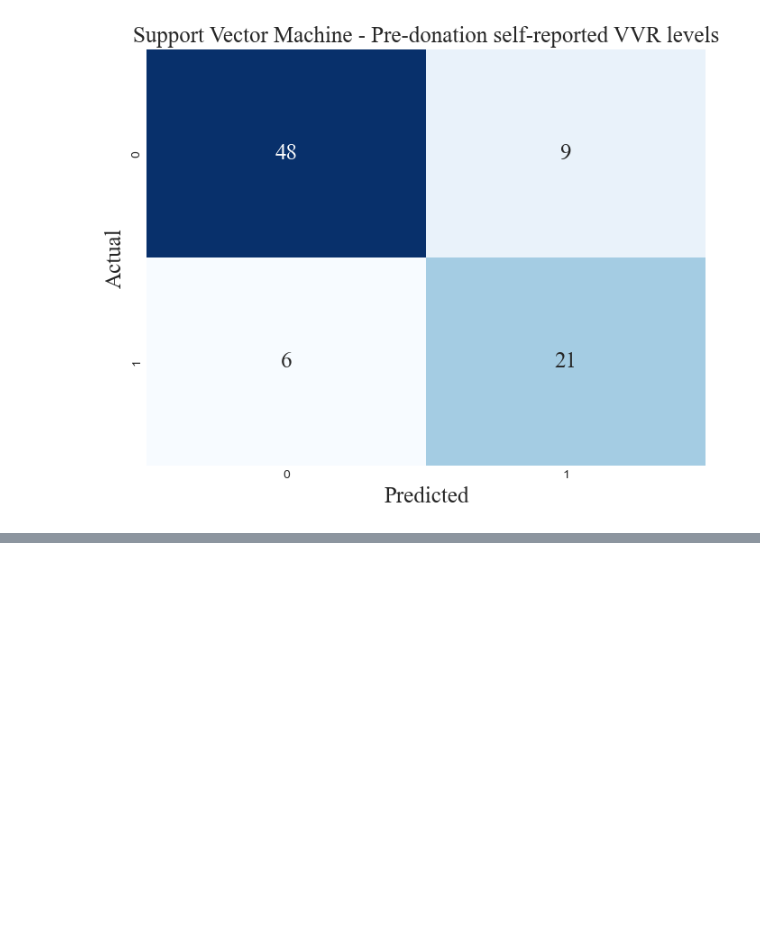
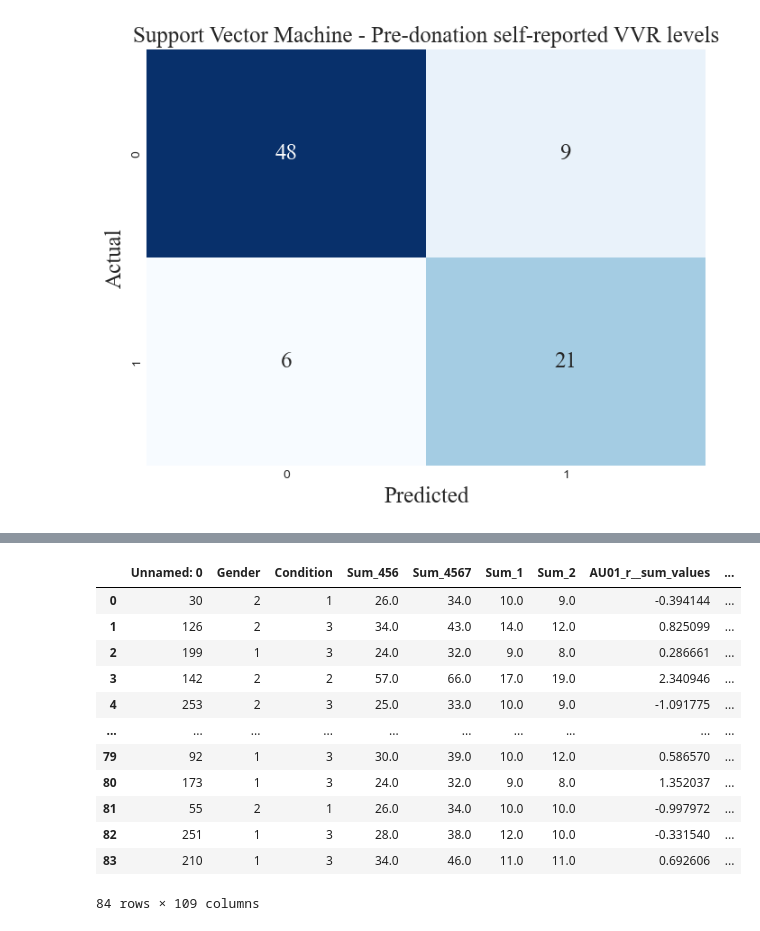
Before and after one commit to DionneSpaltman/predicting_VVR, a Jupyter notebook: models/00_only_VVR_levels/02_svm.ipynb, the cells around one changed output, grey strips where cells are left out. Drawn from its saved outputs; the diff is of its cells as text; code cells hidden in the pictures; blank space fills up the shorter version.

```diff
--- a/models/00_only_VVR_levels/02_svm.ipynb
+++ b/models/00_only_VVR_levels/02_svm.ipynb
@@ -448,0 +469,16 @@ plt.show()
+# %%
+display(X_test_gender)
+# %% [output]
+|  | Unnamed: 0 | Gender | Condition | Sum_456 | Sum_4567 | Sum_1 | Sum_2 | AU01_r__sum_values | ... |
+| 0 | 30 | 2 | 1 | 26.0 | 34.0 | 10.0 | 9.0 | -0.394144 | ... |
+| 1 | 126 | 2 | 3 | 34.0 | 43.0 | 14.0 | 12.0 | 0.825099 | ... |
+| 2 | 199 | 1 | 3 | 24.0 | 32.0 | 9.0 | 8.0 | 0.286661 | ... |
+| 3 | 142 | 2 | 2 | 57.0 | 66.0 | 17.0 | 19.0 | 2.340946 | ... |
+| 4 | 253 | 2 | 3 | 25.0 | 33.0 | 10.0 | 9.0 | -1.091775 | ... |
+| ... | ... | ... | ... | ... | ... | ... | ... | ... | ... |
+| 79 | 92 | 1 | 3 | 30.0 | 39.0 | 10.0 | 12.0 | 0.586570 | ... |
+| 80 | 173 | 1 | 3 | 24.0 | 32.0 | 9.0 | 8.0 | 1.352037 | ... |
+| 81 | 55 | 2 | 1 | 26.0 | 34.0 | 10.0 | 10.0 | -0.997972 | ... |
+| 82 | 251 | 1 | 3 | 28.0 | 38.0 | 12.0 | 10.0 | -0.331540 | ... |
+| 83 | 210 | 1 | 3 | 34.0 | 46.0 | 11.0 | 11.0 | 0.692606 | ... |
+84 rows × 109 columns
```
Also changed, not shown: parts of 10 cells of this notebook.
